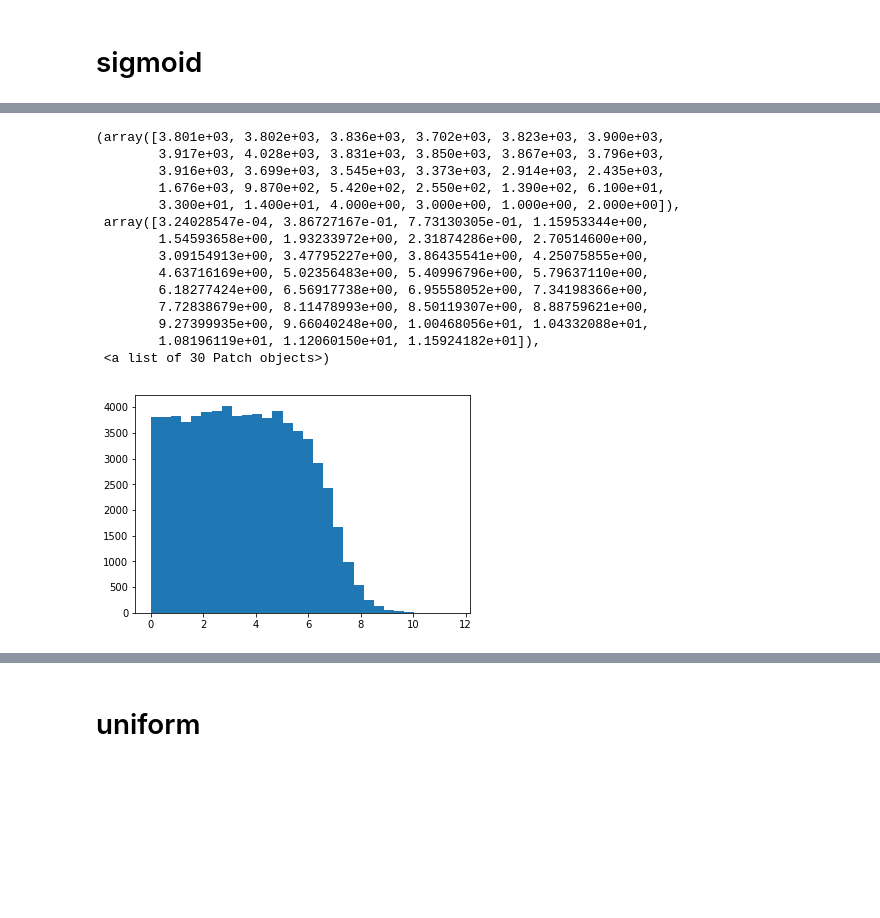
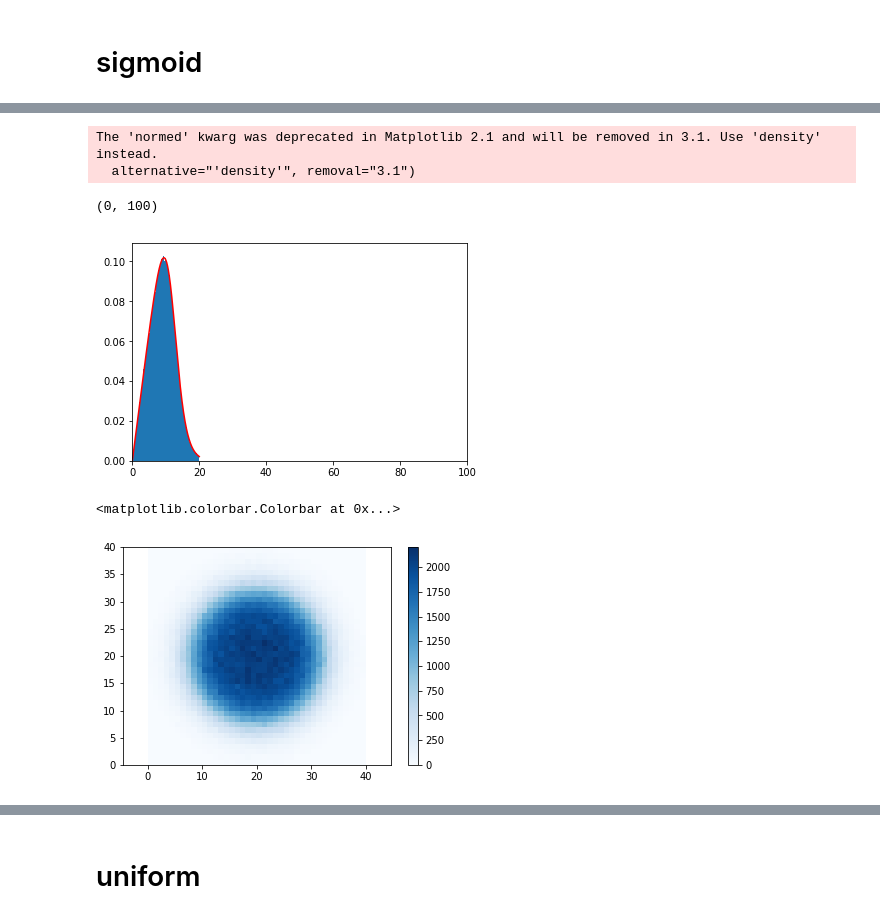
Before and after one commit to bokae/taxi, a Jupyter notebook: notebooks/distributions.ipynb, the cells around one changed output, grey strips where cells are left out. Saved outputs shown, nothing was run; the diff lists cells and outputs as text; code cells hidden in the pictures; blank space fills up the shorter version.

```diff
--- a/notebooks/distributions.ipynb
+++ b/notebooks/distributions.ipynb
@@ -18,21 +23,30 @@ plt.plot(x,y)
-# %%
-u = 10*np.random.uniform(size=(100000,1))
-temp = np.array(list(filter(lambda x: x>0, np.exp(c*u)-np.exp(c*x0))))
-x = 1/c*np.log(temp)
-plt.hist(x,bins=30)
-# %% [output]
-(array([3.801e+03, 3.802e+03, 3.836e+03, 3.702e+03, 3.823e+03, 3.900e+03,
-        3.917e+03, 4.028e+03, 3.831e+03, 3.850e+03, 3.867e+03, 3.796e+03,
-        3.916e+03, 3.699e+03, 3.545e+03, 3.373e+03, 2.914e+03, 2.435e+03,
-        1.676e+03, 9.870e+02, 5.420e+02, 2.550e+02, 1.390e+02, 6.100e+01,
-        3.300e+01, 1.400e+01, 4.000e+00, 3.000e+00, 1.000e+00, 2.000e+00]),
- array([3.24028547e-04, 3.86727167e-01, 7.73130305e-01, 1.15953344e+00,
-        1.54593658e+00, 1.93233972e+00, 2.31874286e+00, 2.70514600e+00,
-        3.09154913e+00, 3.47795227e+00, 3.86435541e+00, 4.25075855e+00,
-        4.63716169e+00, 5.02356483e+00, 5.40996796e+00, 5.79637110e+00,
-        6.18277424e+00, 6.56917738e+00, 6.95558052e+00, 7.34198366e+00,
-        7.72838679e+00, 8.11478993e+00, 8.50119307e+00, 8.88759621e+00,
-        9.27399935e+00, 9.66040248e+00, 1.00468056e+01, 1.04332088e+01,
-        1.08196119e+01, 1.12060150e+01, 1.15924182e+01]),
- <a list of 30 Patch objects>)
-[figure, removed]
+# %%
+r = x
+fr_unnormed = y
+
+norm = np.sum(2*np.pi*r*fr_unnormed)
+fr_latent = 2*np.pi*r*fr_unnormed/norm
+
+i = np.cumsum(fr_latent)
+cdf_inv=interp1d(i,r)
+
+u=np.random.uniform(size=(1000000,))
+u = u[np.where((np.min(i)<u)&(np.max(i)>u))]
+plt.hist(cdf_inv(u),bins=300,normed=True)
+delta_r = r[1]-r[0]
+plt.plot(r,fr_latent/delta_r,'r-')
+plt.xlim(0,100)
+# %% [output]
+The 'normed' kwarg was deprecated in Matplotlib 2.1 and will be removed in 3.1. Use 'density' instead.
+  alternative="'density'", removal="3.1")
+(0, 100)
+[figure, added]
+# %%
+phi = 2*np.pi*np.random.uniform(size=np.size(u))
+
+p = plt.hist2d(cdf_inv(u)*np.cos(phi)+20,cdf_inv(u)*np.sin(phi)+20,bins=40,cmap='Blues')
+plt.axis('equal')
+plt.colorbar()
+# %% [output]
+<matplotlib.colorbar.Colorbar at 0x...>
+[figure, added]
```
Also changed, not shown: parts of 30 cells of this notebook, 2 other files.
